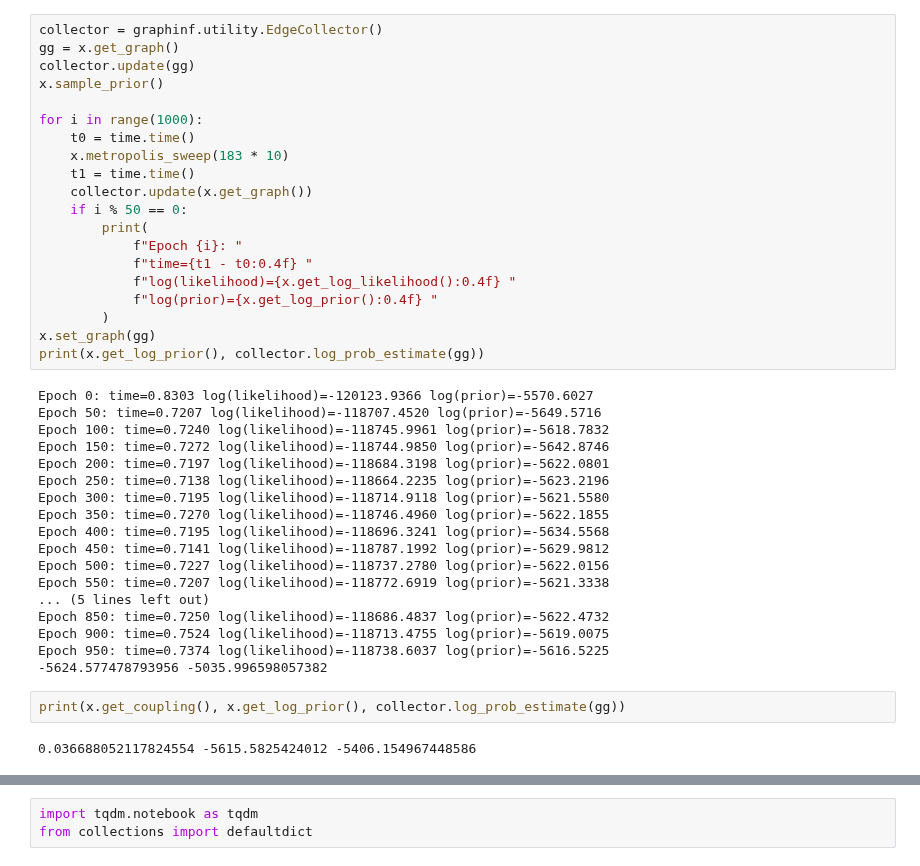
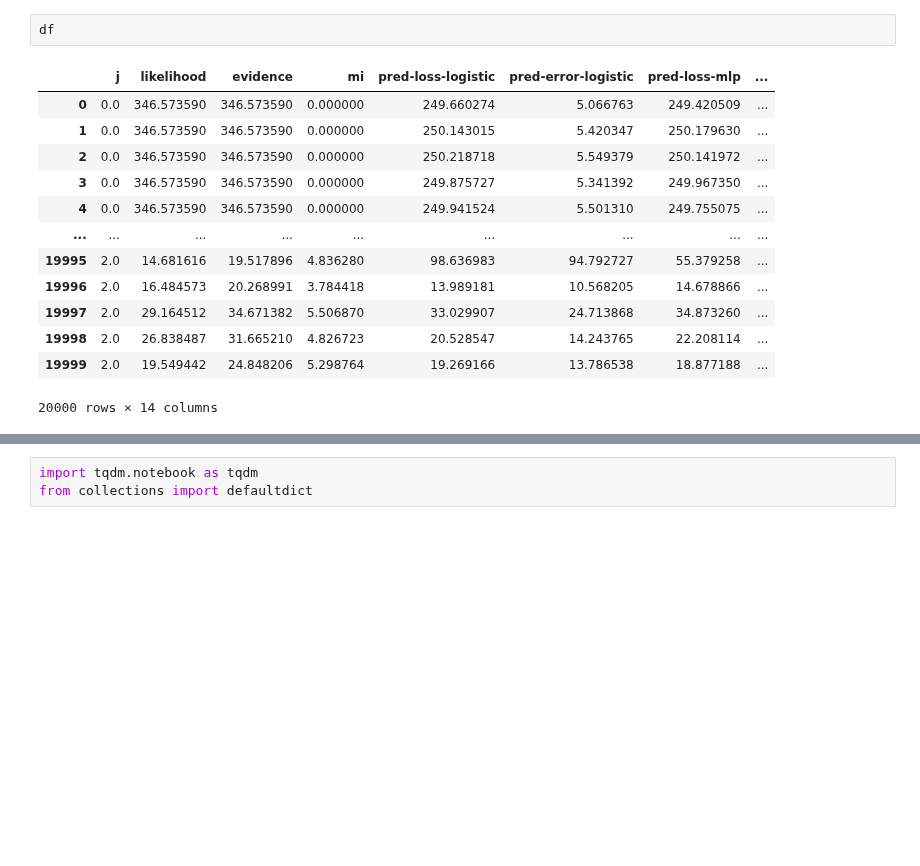
Before and after one commit to charlesmurphy1/midynet, a Jupyter notebook: notebooks/duality/exploration.ipynb, the cells around one changed output, grey strips where cells are left out. Saved outputs shown, nothing was run; the diff lists cells and outputs as text; blank space fills up the shorter version.

```diff
--- a/notebooks/duality/exploration.ipynb
+++ b/notebooks/duality/exploration.ipynb
@@ -49,42 +112,16 @@ AttributeError: `SISDynamics` object wrapping `<graphinf._graphinf.data.dynamics
-# %%
-collector = graphinf.utility.EdgeCollector()
-gg = x.get_graph()
-collector.update(gg)
-x.sample_prior()
-
-for i in range(1000):
-    t0 = time.time()
-    x.metropolis_sweep(183 * 10)
-    t1 = time.time()
-    collector.update(x.get_graph())
-    if i % 50 == 0:
-        print(
-            f"Epoch {i}: "
-            f"time={t1 - t0:0.4f} "
-            f"log(likelihood)={x.get_log_likelihood():0.4f} "
-            f"log(prior)={x.get_log_prior():0.4f} "
-        )
-x.set_graph(gg)
-print(x.get_log_prior(), collector.log_prob_estimate(gg))
-# %% [output]
-Epoch 0: time=0.8303 log(likelihood)=-120123.9366 log(prior)=-5570.6027
-Epoch 50: time=0.7207 log(likelihood)=-118707.4520 log(prior)=-5649.5716
-Epoch 100: time=0.7240 log(likelihood)=-118745.9961 log(prior)=-5618.7832
-Epoch 150: time=0.7272 log(likelihood)=-118744.9850 log(prior)=-5642.8746
-Epoch 200: time=0.7197 log(likelihood)=-118684.3198 log(prior)=-5622.0801
-Epoch 250: time=0.7138 log(likelihood)=-118664.2235 log(prior)=-5623.2196
-Epoch 300: time=0.7195 log(likelihood)=-118714.9118 log(prior)=-5621.5580
-Epoch 350: time=0.7270 log(likelihood)=-118746.4960 log(prior)=-5622.1855
-Epoch 400: time=0.7195 log(likelihood)=-118696.3241 log(prior)=-5634.5568
-Epoch 450: time=0.7141 log(likelihood)=-118787.1992 log(prior)=-5629.9812
-Epoch 500: time=0.7227 log(likelihood)=-118737.2780 log(prior)=-5622.0156
-Epoch 550: time=0.7207 log(likelihood)=-118772.6919 log(prior)=-5621.3338
-... (5 lines left out)
-Epoch 850: time=0.7250 log(likelihood)=-118686.4837 log(prior)=-5622.4732
-Epoch 900: time=0.7524 log(likelihood)=-118713.4755 log(prior)=-5619.0075
-Epoch 950: time=0.7374 log(likelihood)=-118738.6037 log(prior)=-5616.5225
--5624.577478793956 -5035.996598057382
-# %%
-print(x.get_coupling(), x.get_log_prior(), collector.log_prob_estimate(gg))
-# %% [output]
-0.036688052117824554 -5615.5825424012 -5406.154967448586
+# %%
+df
+# %% [output]
+|  | j | likelihood | evidence | mi | pred-loss-logistic | pred-error-logistic | pred-loss-mlp | ... |
+| 0 | 0.0 | 346.573590 | 346.573590 | 0.000000 | 249.660274 | 5.066763 | 249.420509 | ... |
+| 1 | 0.0 | 346.573590 | 346.573590 | 0.000000 | 250.143015 | 5.420347 | 250.179630 | ... |
+| 2 | 0.0 | 346.573590 | 346.573590 | 0.000000 | 250.218718 | 5.549379 | 250.141972 | ... |
+| 3 | 0.0 | 346.573590 | 346.573590 | 0.000000 | 249.875727 | 5.341392 | 249.967350 | ... |
+| 4 | 0.0 | 346.573590 | 346.573590 | 0.000000 | 249.941524 | 5.501310 | 249.755075 | ... |
+| ... | ... | ... | ... | ... | ... | ... | ... | ... |
+| 19995 | 2.0 | 14.681616 | 19.517896 | 4.836280 | 98.636983 | 94.792727 | 55.379258 | ... |
+| 19996 | 2.0 | 16.484573 | 20.268991 | 3.784418 | 13.989181 | 10.568205 | 14.678866 | ... |
+| 19997 | 2.0 | 29.164512 | 34.671382 | 5.506870 | 33.029907 | 24.713868 | 34.873260 | ... |
+| 19998 | 2.0 | 26.838487 | 31.665210 | 4.826723 | 20.528547 | 14.243765 | 22.208114 | ... |
+| 19999 | 2.0 | 19.549442 | 24.848206 | 5.298764 | 19.269166 | 13.786538 | 18.877188 | ... |
+20000 rows × 14 columns
```
Also changed, not shown: parts of 6 cells of this notebook, 8 other files.
